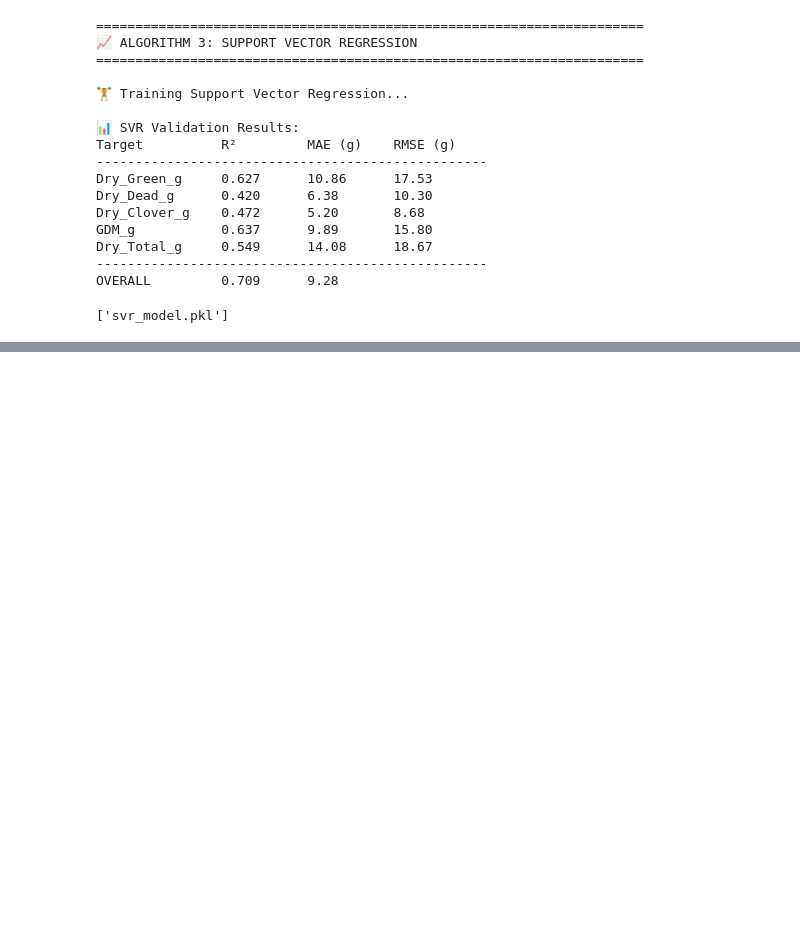
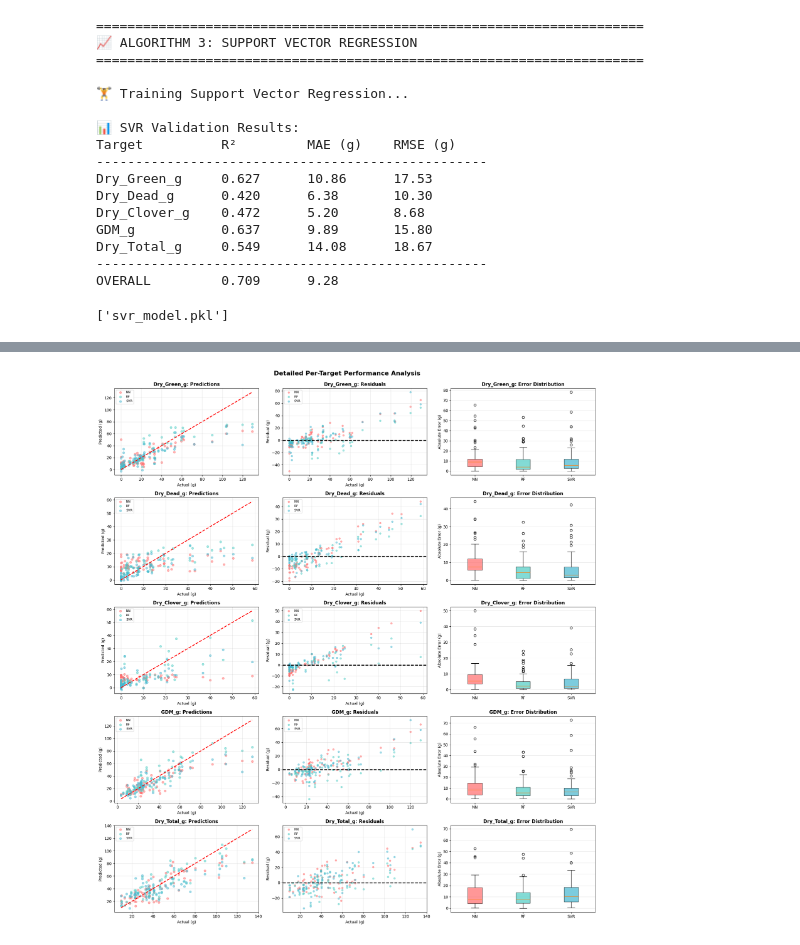
Before and after one commit to sangeethasanthiralingam/CSIRO-Image2Biomass-Prediction, a Jupyter notebook: notebookd42af575f1.ipynb, the cells around one changed output, grey strips where cells are left out. Cells and saved outputs as stored; diff of their text form; code cells hidden in the pictures; blank space fills up the shorter version.

Commit message:
Kaggle Notebook | Image2Biomass Prediction | Version 5

```diff
--- a/notebookd42af575f1.ipynb
+++ b/notebookd42af575f1.ipynb
@@ -722,0 +873,66 @@ plt.show()
+# %%
+# ============================================================================
+# VISUALIZATION 2: Detailed Per-Target Analysis
+# ============================================================================
+
+fig, axes = plt.subplots(5, 3, figsize=(18, 20))
+
+for i, target_name in enumerate(TARGETS):
+    # Column 1: Scatter plot for each target
+    ax1 = axes[i, 0]
+    ax1.scatter(nn_targets[:, i], nn_preds[:, i], alpha=0.5, s=30, label='NN', color=colors[0])
+    ax1.scatter(y_val_rf[:, i], rf_preds[:, i], alpha=0.5, s=30, label='RF', color=colors[1])
+    ax1.scatter(y_val_svr[:, i], svr_preds[:, i], alpha=0.5, s=30, label='SVR', color=colors[2])
+
+    max_val = max(nn_targets[:, i].max(), nn_preds[:, i].max())
+    min_val = min(nn_targets[:, i].min(), nn_preds[:, i].min())
+    ax1.plot([min_val, max_val], [min_val, max_val], 'r--', lw=2)
+
+    ax1.set_xlabel('Actual (g)', fontsize=10)
+    ax1.set_ylabel('Predicted (g)', fontsize=10)
+    ax1.set_title(f'{target_name}: Predictions', fontsize=12, fontweight='bold')
+    ax1.legend(loc='upper left', fontsize=8)
+    ax1.grid(alpha=0.3)
+
+    # Column 2: Residual plot
+    ax2 = axes[i, 1]
+    nn_res = nn_targets[:, i] - nn_preds[:, i]
+    rf_res = y_val_rf[:, i] - rf_preds[:, i]
+    svr_res = y_val_svr[:, i] - svr_preds[:, i]
+
+    ax2.scatter(nn_targets[:, i], nn_res, alpha=0.5, s=20, label='NN', color=colors[0])
+    ax2.scatter(y_val_rf[:, i], rf_res, alpha=0.5, s=20, label='RF', color=colors[1])
+    ax2.scatter(y_val_svr[:, i], svr_res, alpha=0.5, s=20, label='SVR', color=colors[2])
+    ax2.axhline(y=0, color='black', linestyle='--', linewidth=2)
+
+    ax2.set_xlabel('Actual (g)', fontsize=10)
+    ax2.set_ylabel('Residual (g)', fontsize=10)
+    ax2.set_title(f'{target_name}: Residuals', fontsize=12, fontweight='bold')
+    ax2.legend(loc='upper left', fontsize=8)
+    ax2.grid(alpha=0.3)
+
+    # Column 3: Box plot of errors
+    ax3 = axes[i, 2]
+    error_data = [
+        np.abs(nn_res),
+        np.abs(rf_res),
+        np.abs(svr_res)
+    ]
+
+    bp = ax3.boxplot(error_data, labels=['NN', 'RF', 'SVR'], patch_artist=True)
+    for patch, color in zip(bp['boxes'], colors[:3]):
+        patch.set_facecolor(color)
+        patch.set_alpha(0.7)
+
+    ax3.set_ylabel('Absolute Error (g)', fontsize=10)
+    ax3.set_title(f'{target_name}: Error Distribution', fontsize=12, fontweight='bold')
+    ax3.grid(alpha=0.3, axis='y')
+
+plt.suptitle('Detailed Per-Target Performance Analysis',
+             fontsize=16, fontweight='bold', y=0.995)
+plt.tight_layout()
+plt.savefig('per_target_analysis.png', dpi=300, bbox_inches='tight')
+plt.show()
+plt.close()
+# %% [output]
+[figure, added]
```
Also changed, not shown: parts of 18 cells of this notebook.
